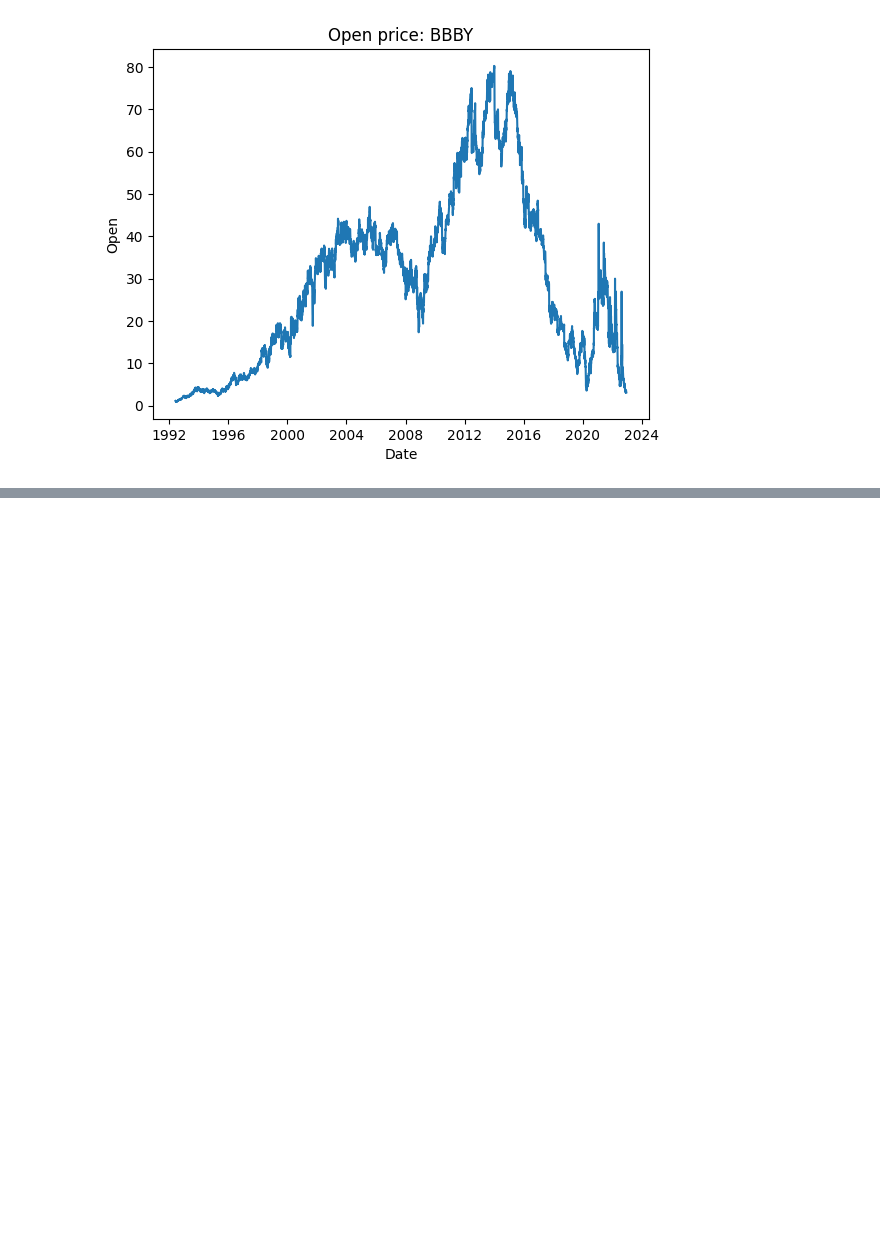
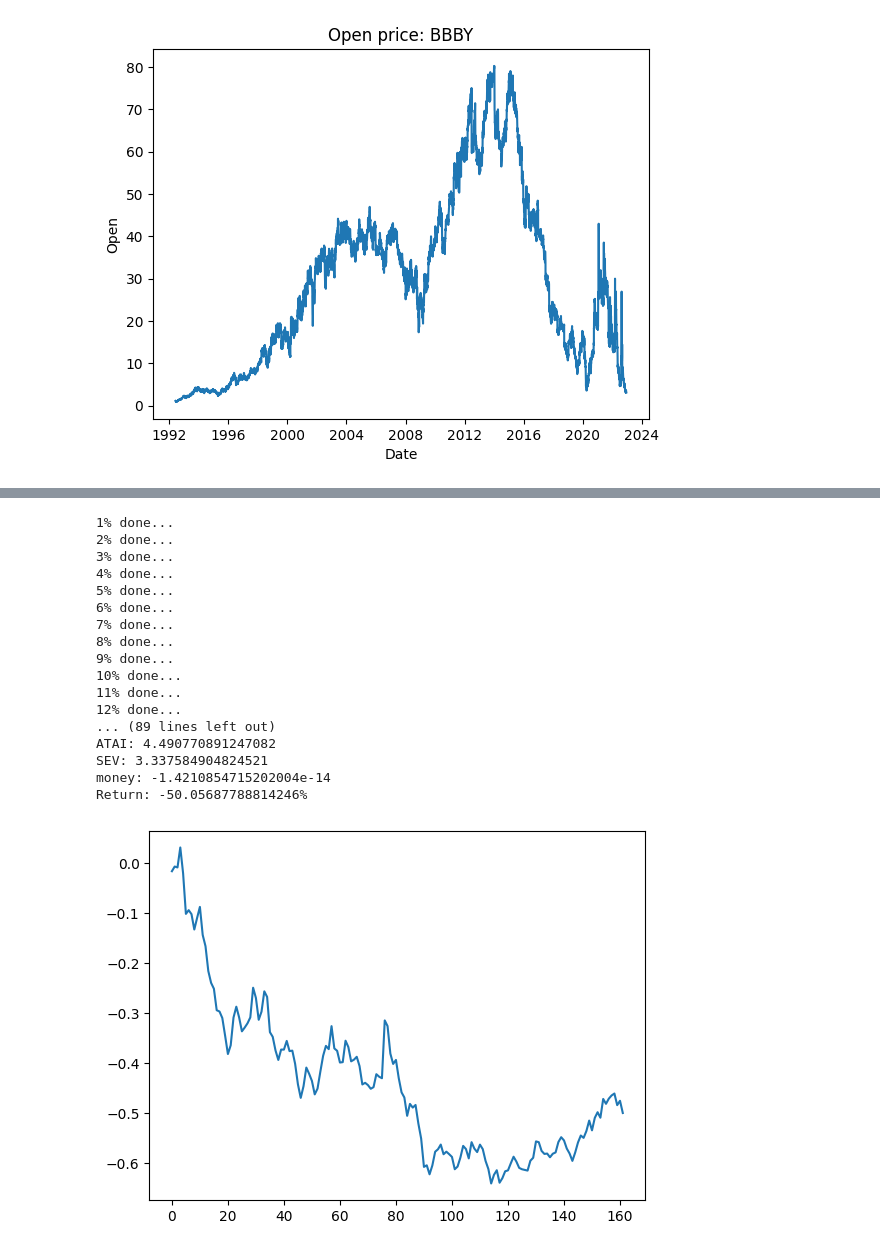
Before and after one commit to wolny33/ML-Trading, a Jupyter notebook: ml-trading.ipynb, the cells around one changed output, grey strips where cells are left out. Cells and saved outputs as stored; diff of their text form; code cells hidden in the pictures; blank space fills up the shorter version.

```diff
--- a/ml-trading.ipynb
+++ b/ml-trading.ipynb
@@ -323,6 +318,6 @@ Stdev: 0.00845668411390851
 # %%
 batch = 2048
-epochs = 50
+epochs = 80
 
 model = make_model(days_in, days_out)
 weights = calculate_weights(train_x, train_y, 0.02)
@@ -538,10 +533,29 @@ def simulate_parallel(datasets, encoder, model, strategy=None):
             continue
         print(f"{token}: {value}")
 # %%
-if False:
+if True:
     strategy = HoldStrategy(skew=0)
     simulation = [r for r in simulate_parallel(validation_datasets, encoder, model, strategy)]
     print(f"Return: {simulation[-1]*100}%")
 
     t = [r for r in range(len(simulation))]
     plt.plot(t, simulation)
+# %% [output]
+1% done...
+2% done...
+3% done...
+4% done...
+5% done...
+6% done...
+7% done...
+8% done...
+9% done...
+10% done...
+11% done...
+12% done...
+... (89 lines left out)
+ATAI: 4.490770891247082
+SEV: 3.337584904824521
+money: -1.4210854715202004e-14
+Return: -50.05687788814246%
+[figure, added]
```
Also changed, not shown: parts of 10 cells of this notebook.
